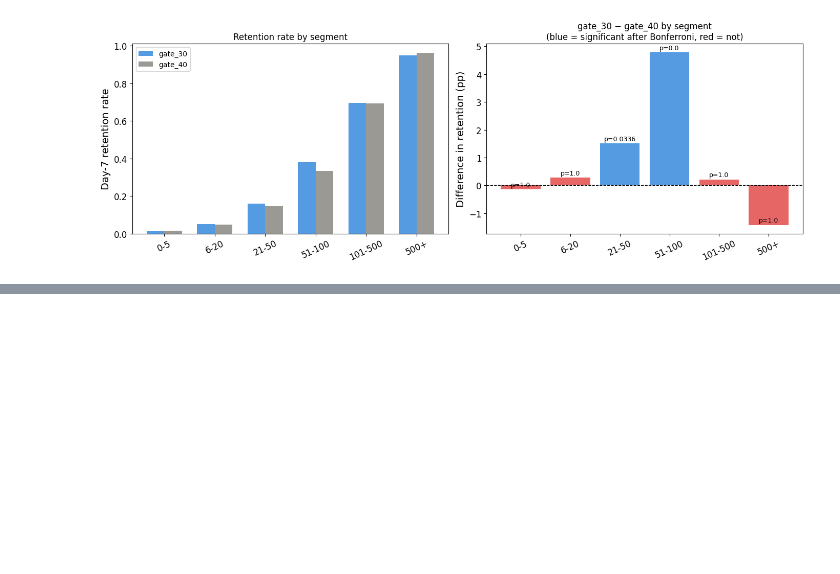
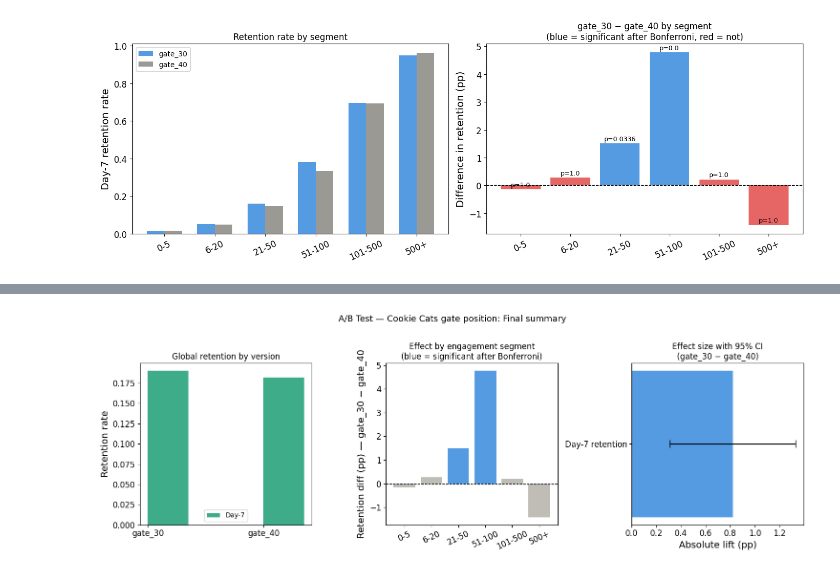
Before and after one commit to cristian0831/ML_proyects, a Jupyter notebook: A-B_Testing/A-B_Testing-CookieCats.ipynb, the cells around one changed output, grey strips where cells are left out. Saved outputs shown, nothing was run; the diff lists cells and outputs as text; code cells hidden in the pictures; blank space fills up the shorter version.

```diff
--- a/A-B_Testing/A-B_Testing-CookieCats.ipynb
+++ b/A-B_Testing/A-B_Testing-CookieCats.ipynb
@@ -353,0 +368,12 @@ The global 0.82 pp advantage for gate_30 is not spread evenly — it's driven al
+# %%
+# --- key numbers from previous phases ---
+p30_7, p40_7   = 0.1902, 0.1820
+abs_lift_7     = p30_7 - p40_7           # 0.0082
+rel_lift_7     = abs_lift_7 / p40_7      # ~4.5%
+
+print("=== Evidence Summary ===")
+print(f"Day-7 absolute lift : {abs_lift_7*100:.2f} pp  (gate_30 favored)")
+print(f"Day-7 relative lift : {rel_lift_7*100:.2f}%")
+print(f"95% CI on diff      : [0.0031, 0.0133]  — excludes 0")
+print(f"Significant segments: 21-50 rounds (1.51 pp), 51-100 rounds (4.78 pp)")
+print(f"Unaffected segments : 0-20 rounds (pre-gate churn), 100+ rounds (committed players)")
@@ -353,0 +430,38 @@ The global 0.82 pp advantage for gate_30 is not spread evenly — it's driven al
+# %%
+fig, axs = plt.subplots(1, 3, figsize=(15, 5))
+
+# 1) Global retention comparison
+groups   = ["gate_30", "gate_40"]
+ret_day7 = [p30_7, p40_7]
+x = np.arange(2)
+w = 0.35
+axs[0].bar(x + w/2, ret_day7, w, label="Day-7", color="#1D9E75", alpha=0.85)
+axs[0].set_xticks(x); axs[0].set_xticklabels(groups)
+axs[0].set_ylabel("Retention rate"); axs[0].set_title("Global retention by version")
+axs[0].legend()
+
+# 2) Segment effect (diff_pp)
+segments = ["0-5","6-20","21-50","51-100","101-500","500+"]
+diffs    = [-0.148, 0.281, 1.507, 4.779, 0.211, -1.423]
+sig      = [False, False, True, True, False, False]
+colors   = ["#378ADD" if s else "#B4B2A9" for s in sig]
+axs[1].bar(segments, diffs, color=colors, alpha=0.85)
+axs[1].axhline(0, color="black", lw=1, linestyle="--")
+axs[1].set_ylabel("Retention diff (pp) — gate_30 − gate_40")
+axs[1].set_title("Effect by engagement segment\n(blue = significant after Bonferroni)")
+axs[1].tick_params(axis="x", rotation=25)
+
+# 3) CI plot
+axs[2].barh(["Day-7 retention"], [abs_lift_7 * 100], color="#378ADD", alpha=0.85)
+axs[2].errorbar([abs_lift_7 * 100], ["Day-7 retention"],
+                xerr=[[abs_lift_7*100 - 0.31], [1.33 - abs_lift_7*100]],
+                fmt="none", color="black", capsize=6, lw=2)
+axs[2].axvline(0, color="#E24B4A", lw=1.5, linestyle="--")
+axs[2].set_xlabel("Absolute lift (pp)")
+axs[2].set_title("Effect size with 95% CI\n(gate_30 − gate_40)")
+
+plt.suptitle("A/B Test — Cookie Cats gate position: Final summary", fontsize=13, y=1.02)
+plt.tight_layout()
+plt.show()
+# %% [output]
+[figure, added]
```
Also changed, not shown: parts of 7 cells of this notebook.
